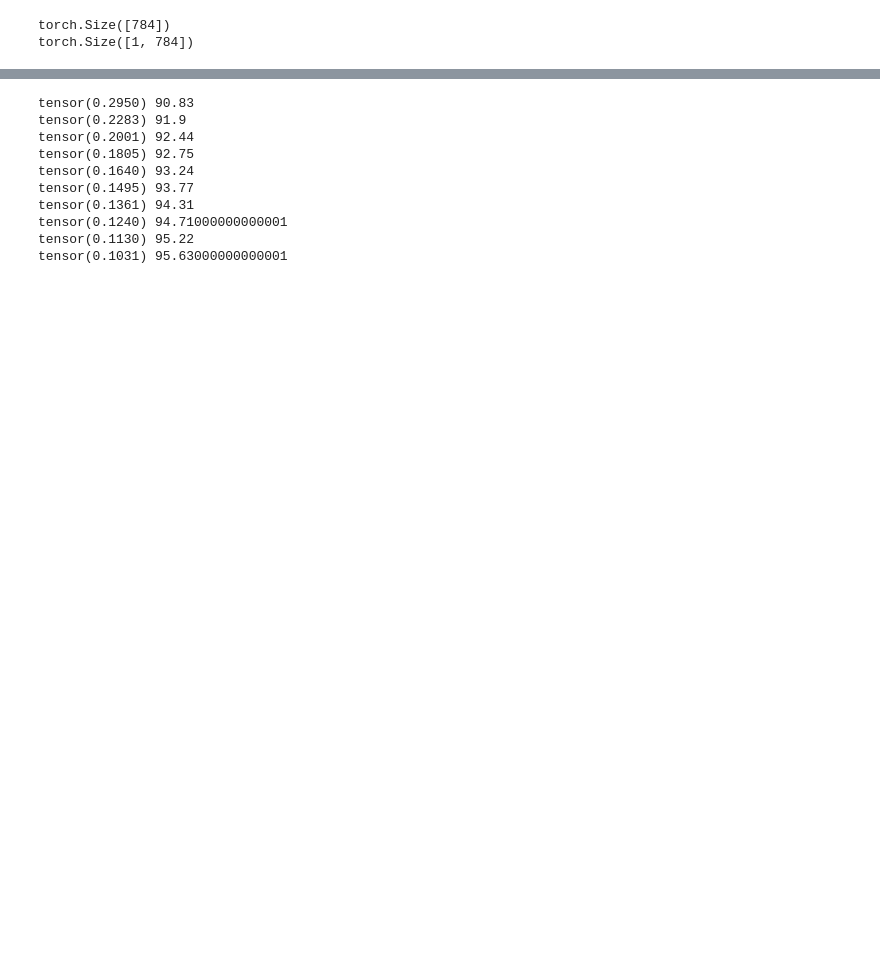
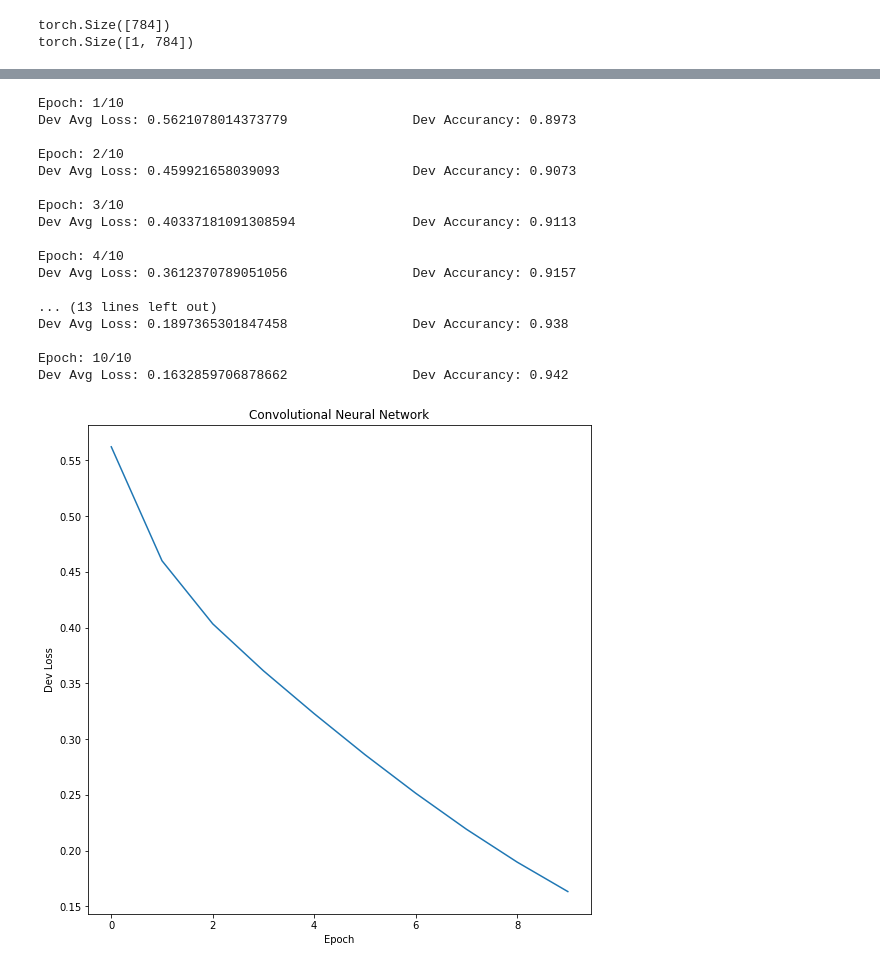
Before and after one commit to PrathamSolanki/deep-learning, a Jupyter notebook: 3/exercise_3_1.ipynb, the cells around one changed output, grey strips where cells are left out. Saved outputs shown, nothing was run; the diff lists cells and outputs as text; code cells hidden in the pictures; blank space fills up the shorter version.

```diff
--- a/3/exercise_3_1.ipynb
+++ b/3/exercise_3_1.ipynb
@@ -240,6 +289,8 @@ m = torch.nn.LogSoftmax(dim=1)
 # %%
 batch_size = 64
 n_epochs = 10
+dev_loss_list = []
+dev_acc_list = []
 
 for epoch in range(n_epochs):
   cnn.train()
@@ -266,15 +317,37 @@ for epoch in range(n_epochs):
     if np.argmax(m(y).detach().numpy()) == gold: dev_acc += 1
 
   dev_acc /= dev_data[0].shape[0]
-  print(loss.data, dev_acc*100)
+
+  dev_loss_list.append(loss.item())
+  dev_acc_list.append(dev_acc)
+
+  print("Epoch: {:d}/{:d}".format(epoch+1,n_epochs))
+  print ("Dev Avg Loss:", loss.item(), "\t\tDev Accurancy:", dev_acc)
+  print()
 # %% [output]
-tensor(0.2950) 90.83
-tensor(0.2283) 91.9
-tensor(0.2001) 92.44
-tensor(0.1805) 92.75
-tensor(0.1640) 93.24
-tensor(0.1495) 93.77
-tensor(0.1361) 94.31
-tensor(0.1240) 94.71000000000001
-tensor(0.1130) 95.22
-tensor(0.1031) 95.63000000000001
+Epoch: 1/10
+Dev Avg Loss: 0.5621078014373779                Dev Accurancy: 0.8973
+
+Epoch: 2/10
+Dev Avg Loss: 0.459921658039093                 Dev Accurancy: 0.9073
+
+Epoch: 3/10
+Dev Avg Loss: 0.40337181091308594               Dev Accurancy: 0.9113
+
+Epoch: 4/10
+Dev Avg Loss: 0.3612370789051056                Dev Accurancy: 0.9157
+
+... (13 lines left out)
+Dev Avg Loss: 0.1897365301847458                Dev Accurancy: 0.938
+
+Epoch: 10/10
+Dev Avg Loss: 0.1632859706878662                Dev Accurancy: 0.942
+# %%
+plt.figure(figsize=(9,9))
+plt.plot([e for e in range(n_epochs)],dev_loss_list)
+plt.xlabel('Epoch')
+plt.ylabel('Dev Loss')
+plt.title('Convolutional Neural Network')
+plt.savefig('part1.2_loss.png')
+# %% [output]
+[figure, added]
```
Also changed, not shown: parts of 14 cells of this notebook, 33 other files.
